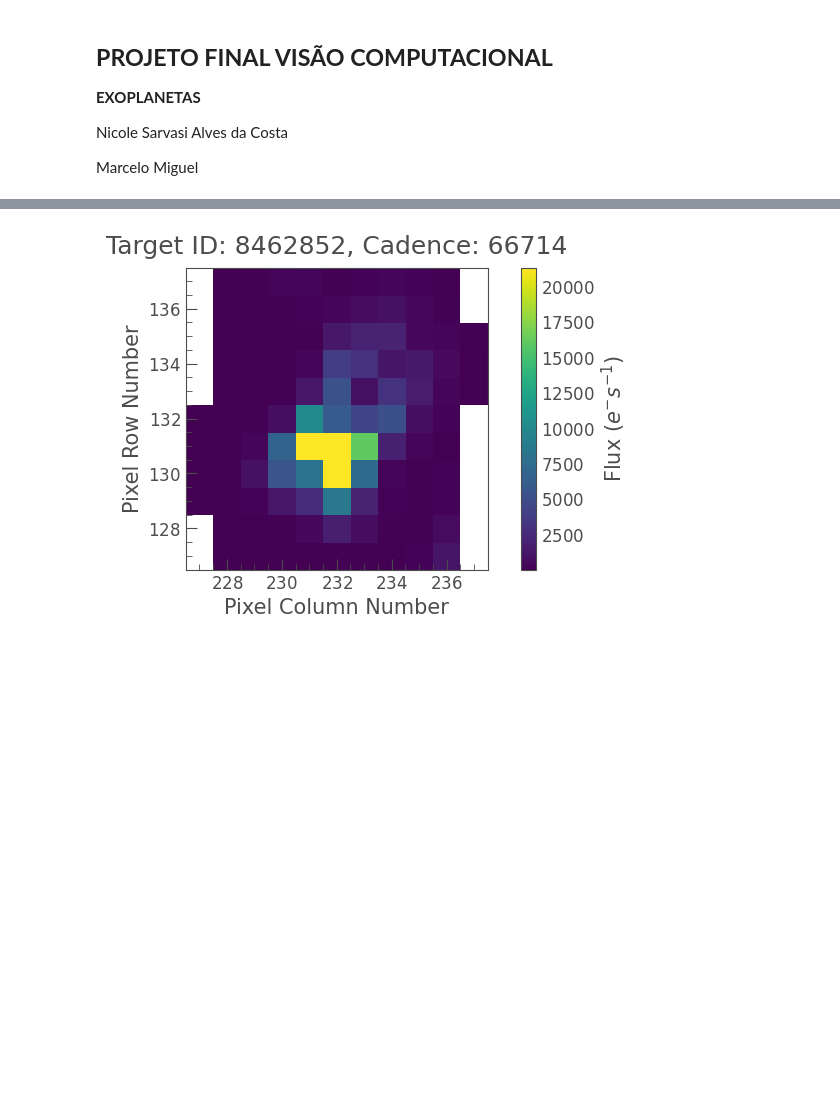
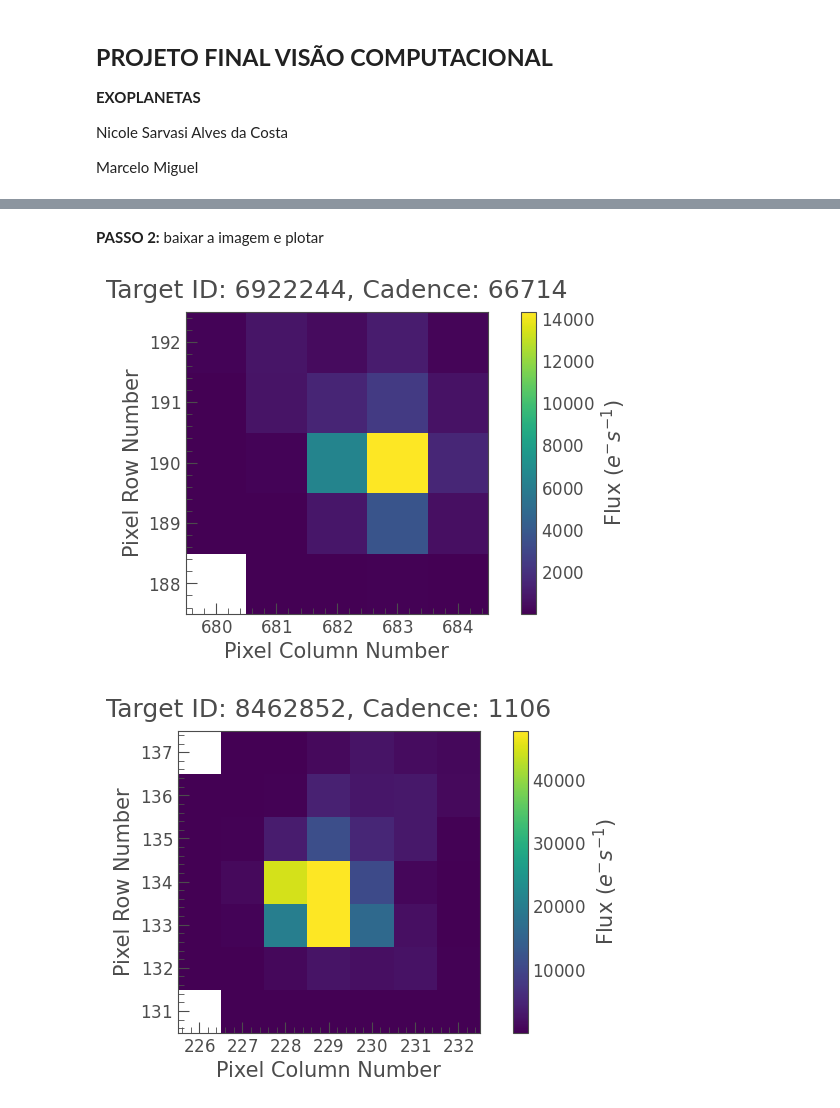
Before and after one commit to nicolecosta/exoplanetas, a Jupyter notebook: exoplanetas.ipynb, the cells around one changed output, grey strips where cells are left out. Saved outputs shown, nothing was run; the diff lists cells and outputs as text; code cells hidden in the pictures; blank space fills up the shorter version.

```diff
--- a/exoplanetas.ipynb
+++ b/exoplanetas.ipynb
@@ -31,4 +32,11 @@ pixelfile = search_targetpixelfile("KIC 8462852", quarter=16).download();
+# %% [markdown]
+**PASSO 2:** baixar a imagem e plotar
+# %%
+pixelfile = search_targetpixelfile("KIC 6922244", quarter=16).download();
+pixelfile1 = search_targetpixelfile("KIC 8462852", quarter=1).download();
 # %%
 pixelfile.plot(frame=1);
+pixelfile1.plot(frame=1);
 # %% [output]
-[figure, old version]
+[figure, new version]
+[figure, added]
```
Also changed, not shown: parts of 9 cells of this notebook.
